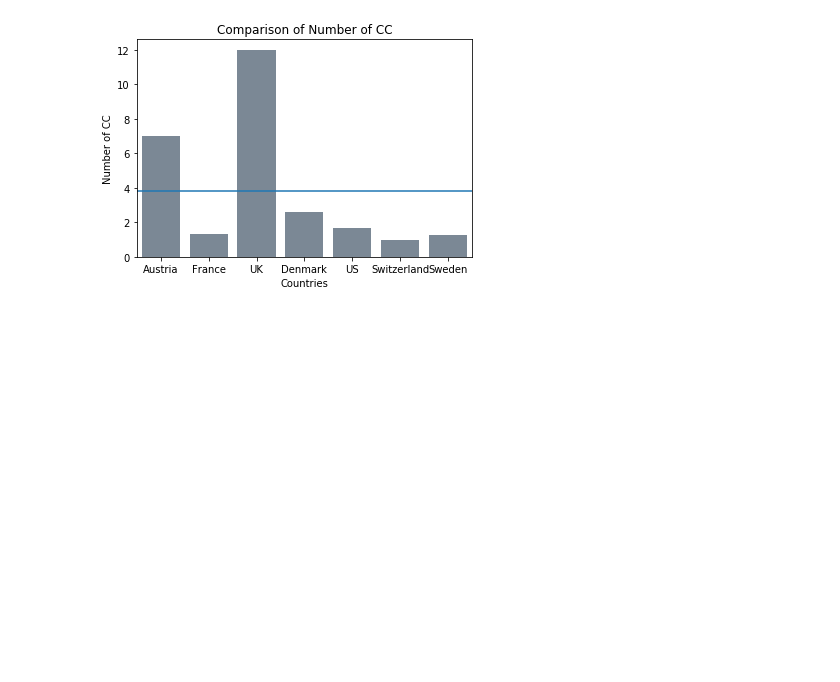
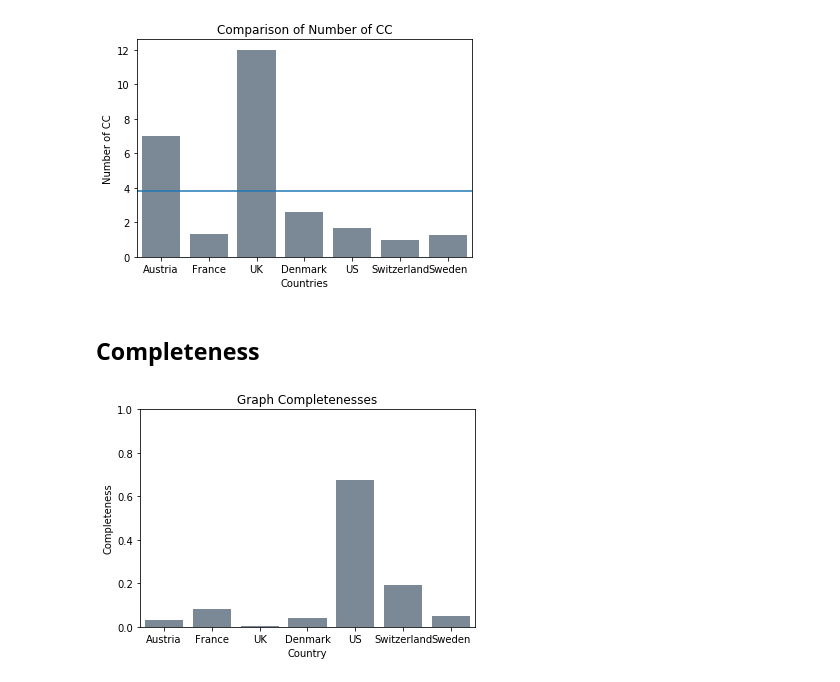
Before and after one commit to benlai97/CSE-416-Final-Project, a Jupyter notebook: graphing_averages.ipynb, the cells around one changed output. Cells and saved outputs as stored; diff of their text form; code cells hidden in the pictures; blank space fills up the shorter version.

Commit message:
added completeness plots

```diff
--- a/graphing_averages.ipynb
+++ b/graphing_averages.ipynb
@@ -57,3 +57,21 @@ for count, x in enumerate(all_data.index):
 [figure]
 [figure]
 [figure]
+# %% [markdown]
+## Completeness
+# %%
+plt.figure()
+edges = pd.DataFrame(all_data.loc[['Number of Vertices', 'Number of Edges']]).transpose()
+edges['Complete Number of Edges'] = edges['Number of Vertices'] * (edges['Number of Vertices'] - 1) / 2
+edges['Completeness'] = edges['Number of Edges'] / edges['Complete Number of Edges']
+edges.index.rename('Country', inplace=True); edges.reset_index(inplace=True)
+
+sns.barplot(x='Country', y='Completeness', data=edges, color='lightslategray')
+plt.title(f'Graph Completenesses')
+plt.ylim(0, 1)
+
+# Save Figure
+plt.savefig('plots/averages/completeness.png')
+plt.savefig('plots/averages/completeness.pdf')
+# %% [output]
+[figure, added]
```
Also changed, not shown: 2 other files.
